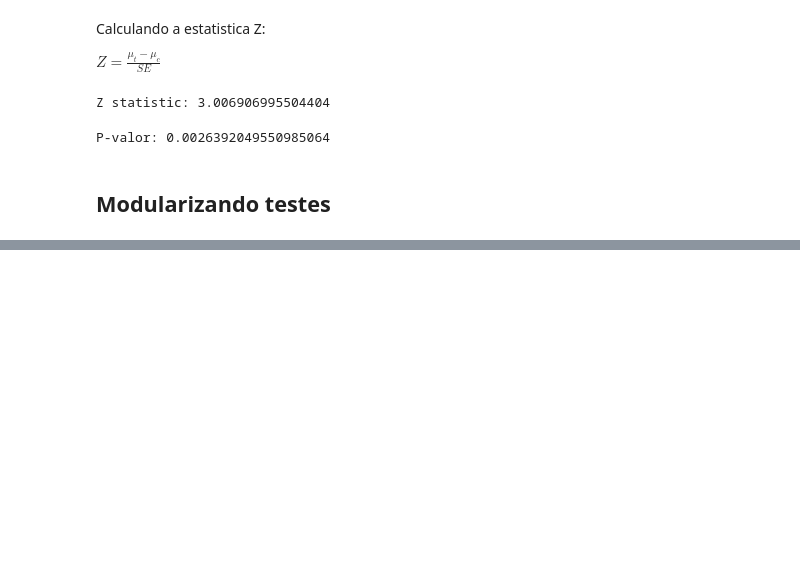
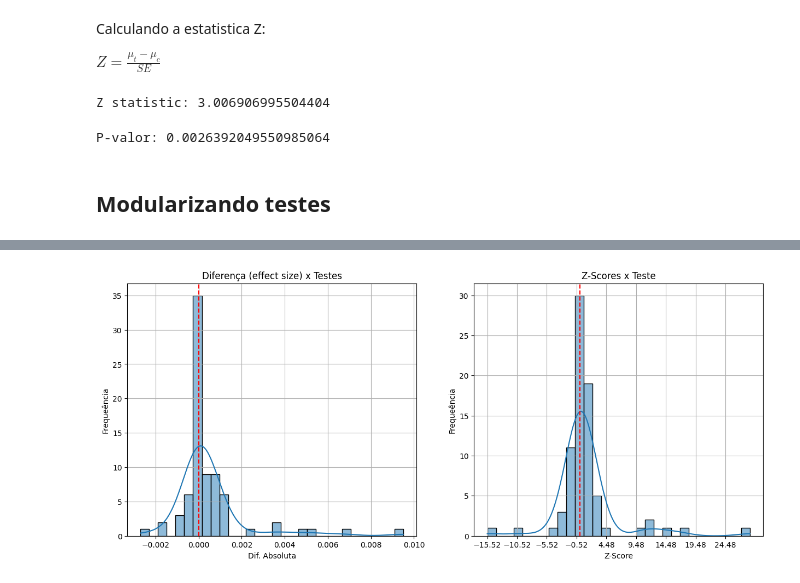
Before and after one commit to Reyso/A-B-test, a Jupyter notebook: experiment.ipynb, the cells around one changed output, grey strips where cells are left out. Cells and saved outputs as stored; diff of their text form; code cells hidden in the pictures; blank space fills up the shorter version.

```diff
--- a/experiment.ipynb
+++ b/experiment.ipynb
@@ -216,0 +343,27 @@ Name: count, Length: 78, dtype: int64
+# %%
+fig,ax = plt.subplots(1,2,figsize=(15,6))
+
+plt.subplot(1,2,1)
+sns.histplot(report_df['Dif. Absoluta'],bins = bins,kde= True)
+plt.title('Diferença (effect size) x Testes')
+plt.ylabel('Frequeência')
+plt. axvline (x=0, color='r',linestyle = '--')
+plt.grid(True)
+
+plt.subplot(1,2,2)
+sns.histplot(report_df['Z-Score'],bins = bins,kde= True)
+plt.title('Z-Scores x Teste')
+plt.ylabel('Frequeência')
+plt.xticks(np.arange(report_df['Z-Score'].min(),report_df['Z-Score'].max(), 5))
+plt. axvline (x=0, color='r',linestyle = '--')
+plt.grid(True)
+
+
+# plt.subplot(2,1,2)
+# plt.scatter(report_df['Dif. Absoluta'],report_df['Z-Score'])
+# plt.grid()
+
+# plt.tight_layout()
+# plt.show()
+# %% [output]
+[figure, added]
```
Also changed, not shown: parts of 13 cells of this notebook, 3 other files.
